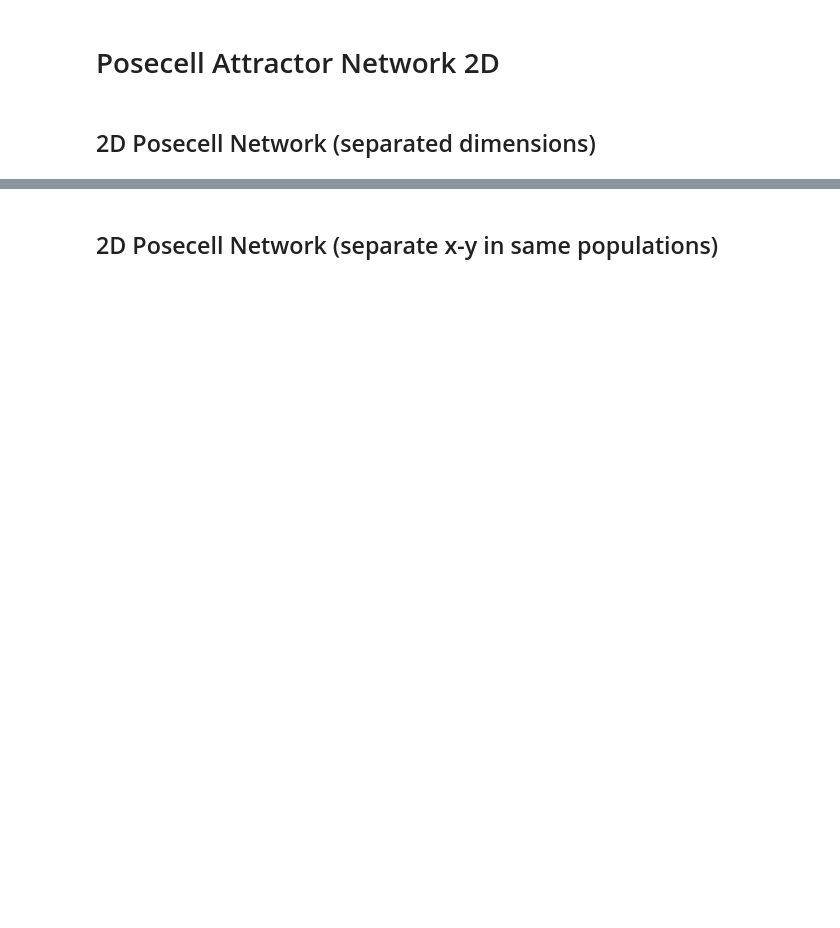
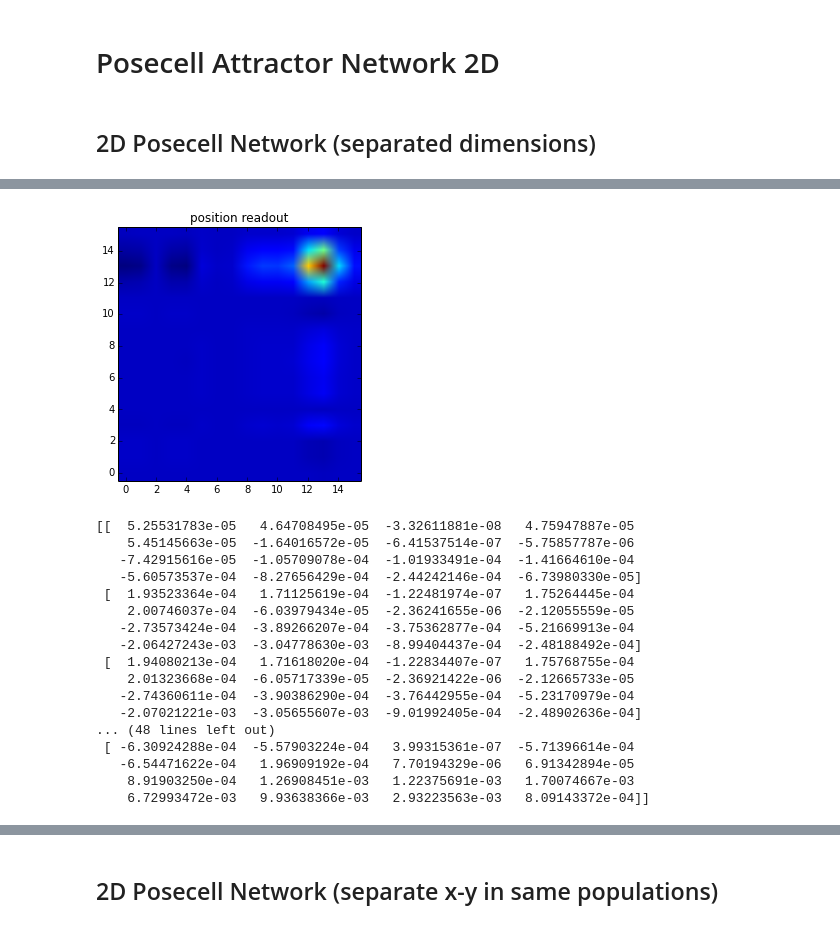
Before and after one commit to bjkomer/ipython-notebooks, a Jupyter notebook: Posecell_Attractor_Network_2D.ipynb, the cells around one changed output, grey strips where cells are left out. Cells and saved outputs as stored; diff of their text form; code cells hidden in the pictures; blank space fills up the shorter version.

```diff
--- a/Posecell_Attractor_Network_2D.ipynb
+++ b/Posecell_Attractor_Network_2D.ipynb
@@ -686,0 +913,25 @@ posecells.plot_results_y()
+# %%
+direction_data1 = np.ones(clamp_steps) * 0.5
+direction_data2 = np.ones(clamp_steps) * 0.5
+posecells.test_model( [direction_data1, direction_data2 ], None, b_ratio=1 )
+bla = posecells.plot_2d_from_split( 700 )
+print(bla)
+# %% [output]
+[figure, added]
+[[  5.25531783e-05   4.64708495e-05  -3.32611881e-08   4.75947887e-05
+    5.45145663e-05  -1.64016572e-05  -6.41537514e-07  -5.75857787e-06
+   -7.42915616e-05  -1.05709078e-04  -1.01933491e-04  -1.41664610e-04
+   -5.60573537e-04  -8.27656429e-04  -2.44242146e-04  -6.73980330e-05]
+ [  1.93523364e-04   1.71125619e-04  -1.22481974e-07   1.75264445e-04
+    2.00746037e-04  -6.03979434e-05  -2.36241655e-06  -2.12055559e-05
+   -2.73573424e-04  -3.89266207e-04  -3.75362877e-04  -5.21669913e-04
+   -2.06427243e-03  -3.04778630e-03  -8.99404437e-04  -2.48188492e-04]
+ [  1.94080213e-04   1.71618020e-04  -1.22834407e-07   1.75768755e-04
+    2.01323668e-04  -6.05717339e-05  -2.36921422e-06  -2.12665733e-05
+   -2.74360611e-04  -3.90386290e-04  -3.76442955e-04  -5.23170979e-04
+   -2.07021221e-03  -3.05655607e-03  -9.01992405e-04  -2.48902636e-04]
+... (48 lines left out)
+ [ -6.30924288e-04  -5.57903224e-04   3.99315361e-07  -5.71396614e-04
+   -6.54471622e-04   1.96909192e-04   7.70194329e-06   6.91342894e-05
+    8.91903250e-04   1.26908451e-03   1.22375691e-03   1.70074667e-03
+    6.72993472e-03   9.93638366e-03   2.93223563e-03   8.09143372e-04]]
```
Also changed, not shown: parts of 7 cells of this notebook.
